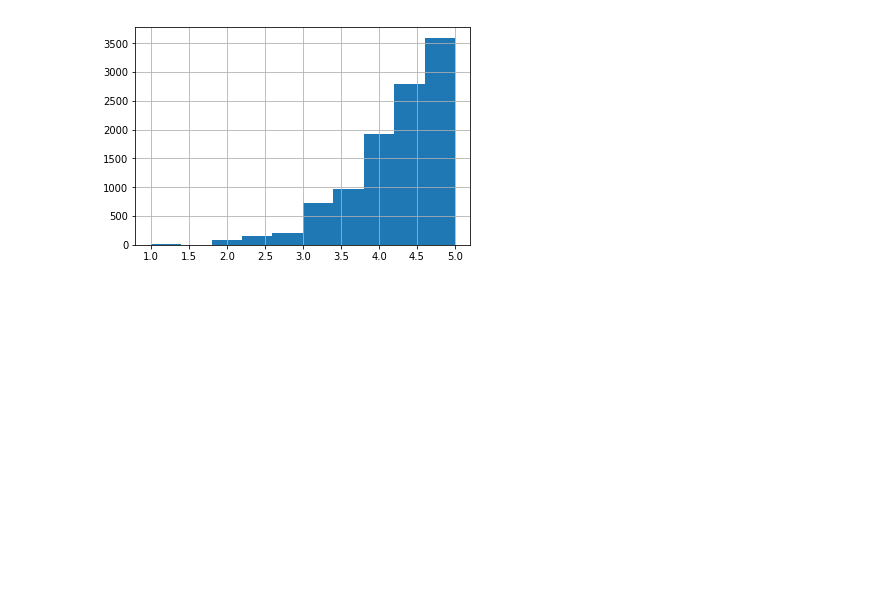
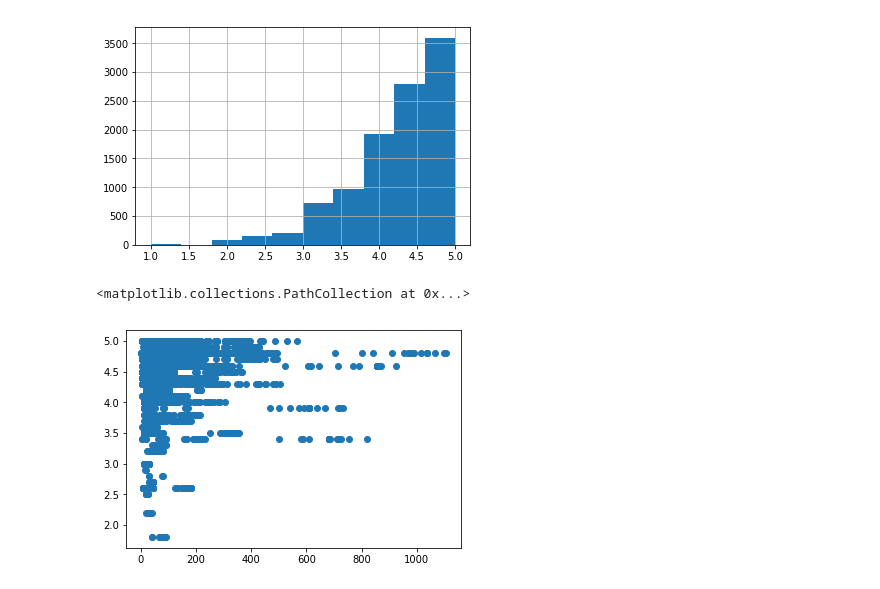
Before and after one commit to joewebb11/dsc-1-01-08-your-first-data-science-project-lab-online-ds-pt-112618, a Jupyter notebook: index.ipynb, the cells around one changed output. Cells and saved outputs as stored; diff of their text form; code cells hidden in the pictures; blank space fills up the shorter version.

```diff
--- a/index.ipynb
+++ b/index.ipynb
@@ -417,0 +416,5 @@ df.scatter(list_price,star_ratin )
+# %%
+plt.scatter(df.list_price,df.star_rating)
+# %% [output]
+<matplotlib.collections.PathCollection at 0x...>
+[figure, added]
```
Also changed, not shown: parts of 1 cell of this notebook.
